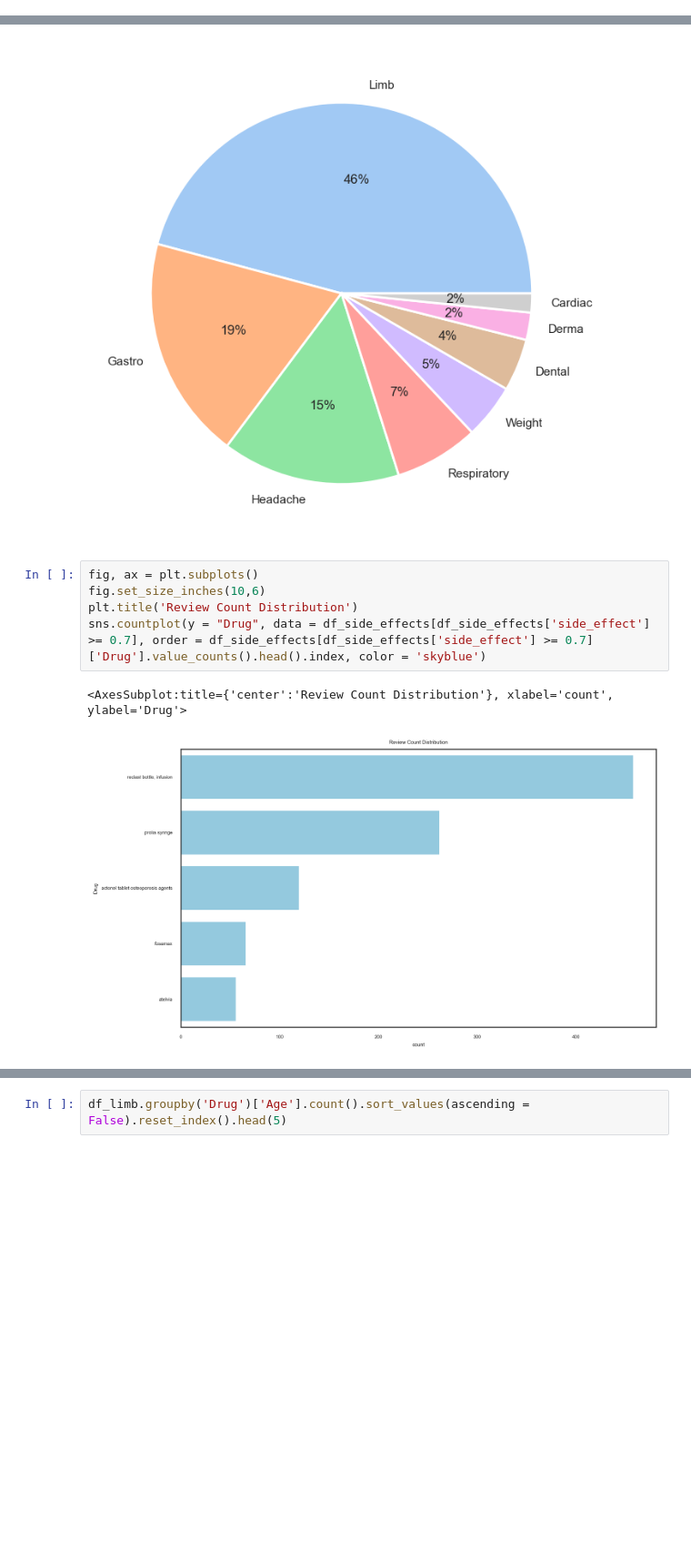
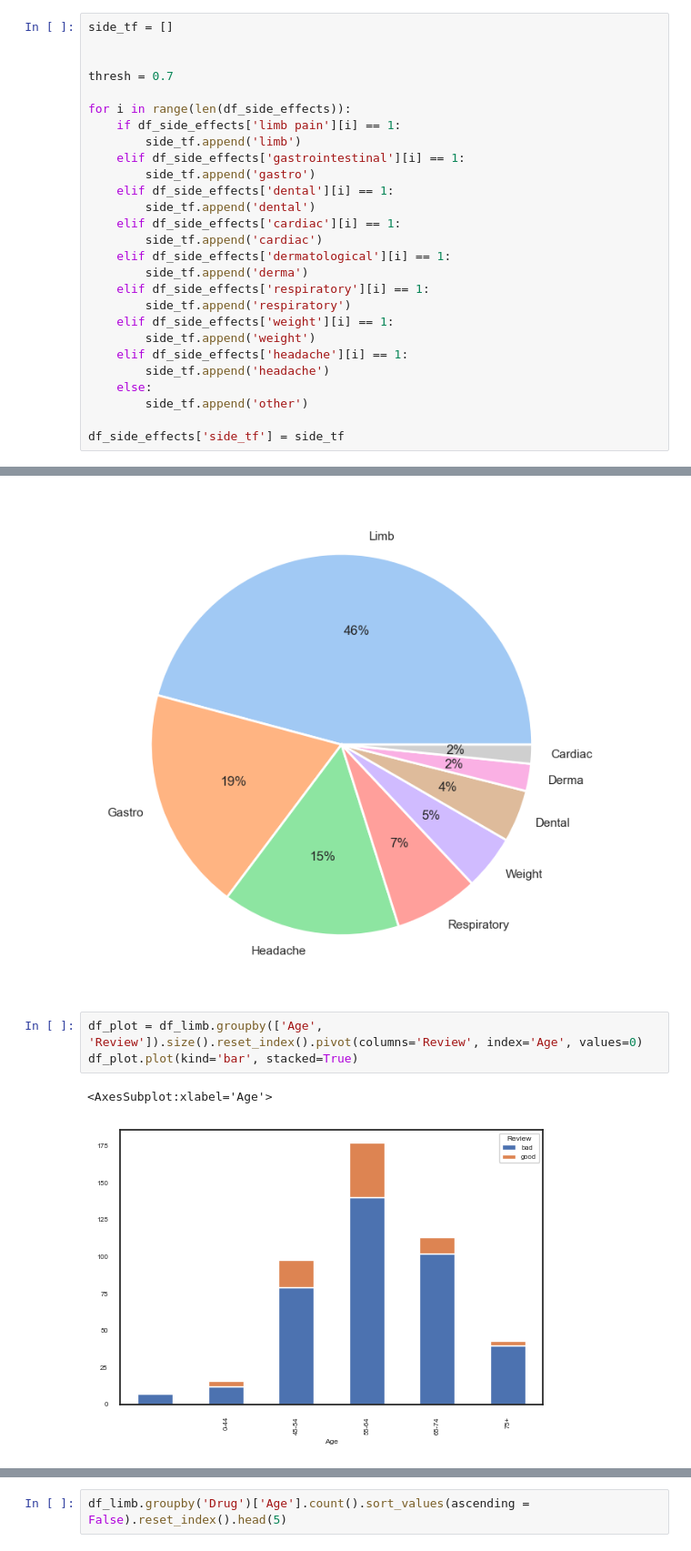
Before and after one commit to woonsupkim/DrugReview, a Jupyter notebook: Woon_after_Classification.ipynb, the cells around one changed output, grey strips where cells are left out. Shown at 91% size. Drawn from its saved outputs; the diff is of its cells as text; blank space fills up the shorter version.

```diff
--- a/Woon_after_Classification.ipynb
+++ b/Woon_after_Classification.ipynb
@@ -384,6 +384,33 @@ The `multi_class` argument has been deprecated and renamed to `multi_label`. `mu
 {'sequence': 'I have a serious back pain',
  'labels': ['body pain', 'flu'],
  'scores': [0.9977540969848633, 6.392119394149631e-05]}
+# %%
+side_tf = []
+
+
+thresh = 0.7
+
+for i in range(len(df_side_effects)):
+    if df_side_effects['limb pain'][i] == 1:
+        side_tf.append('limb')
+    elif df_side_effects['gastrointestinal'][i] == 1:
+        side_tf.append('gastro')
+    elif df_side_effects['dental'][i] == 1:
+        side_tf.append('dental')
+    elif df_side_effects['cardiac'][i] == 1:
+        side_tf.append('cardiac')
+    elif df_side_effects['dermatological'][i] == 1:
+        side_tf.append('derma')
+    elif df_side_effects['respiratory'][i] == 1:
+        side_tf.append('respiratory')
+    elif df_side_effects['weight'][i] == 1:
+        side_tf.append('weight')
+    elif df_side_effects['headache'][i] == 1:
+        side_tf.append('headache')
+    else:
+        side_tf.append('other')
+
+df_side_effects['side_tf'] = side_tf
 # %% [markdown]
 ## EDA (age distribution, ie dental things tend to affect older people)
 # %%
@@ -436,14 +463,12 @@ plt.pie(data, labels = labels, colors = colors, autopct='%.0f%%')
 plt.show()
 # %% [output]
 [figure]
-# %%
-fig, ax = plt.subplots()
-fig.set_size_inches(10,6)
-plt.title('Review Count Distribution')
-sns.countplot(y = "Drug", data = df_side_effects[df_side_effects['side_effect'] >= 0.7], order = df_side_effects[df_side_effects['side_effect'] >= 0.7]['Drug'].value_counts().head().index, color = 'skyblue')
-# %% [output]
-<AxesSubplot:title={'center':'Review Count Distribution'}, xlabel='count', ylabel='Drug'>
-[figure, removed]
+# %%
+df_plot = df_limb.groupby(['Age', 'Review']).size().reset_index().pivot(columns='Review', index='Age', values=0)
+df_plot.plot(kind='bar', stacked=True)
+# %% [output]
+<AxesSubplot:xlabel='Age'>
+[figure, added]
 # %%
 sns.set(rc={"figure.dpi":100, 'savefig.dpi':100},
         font_scale=0.5,
```
Also changed, not shown: parts of 25 cells of this notebook.
